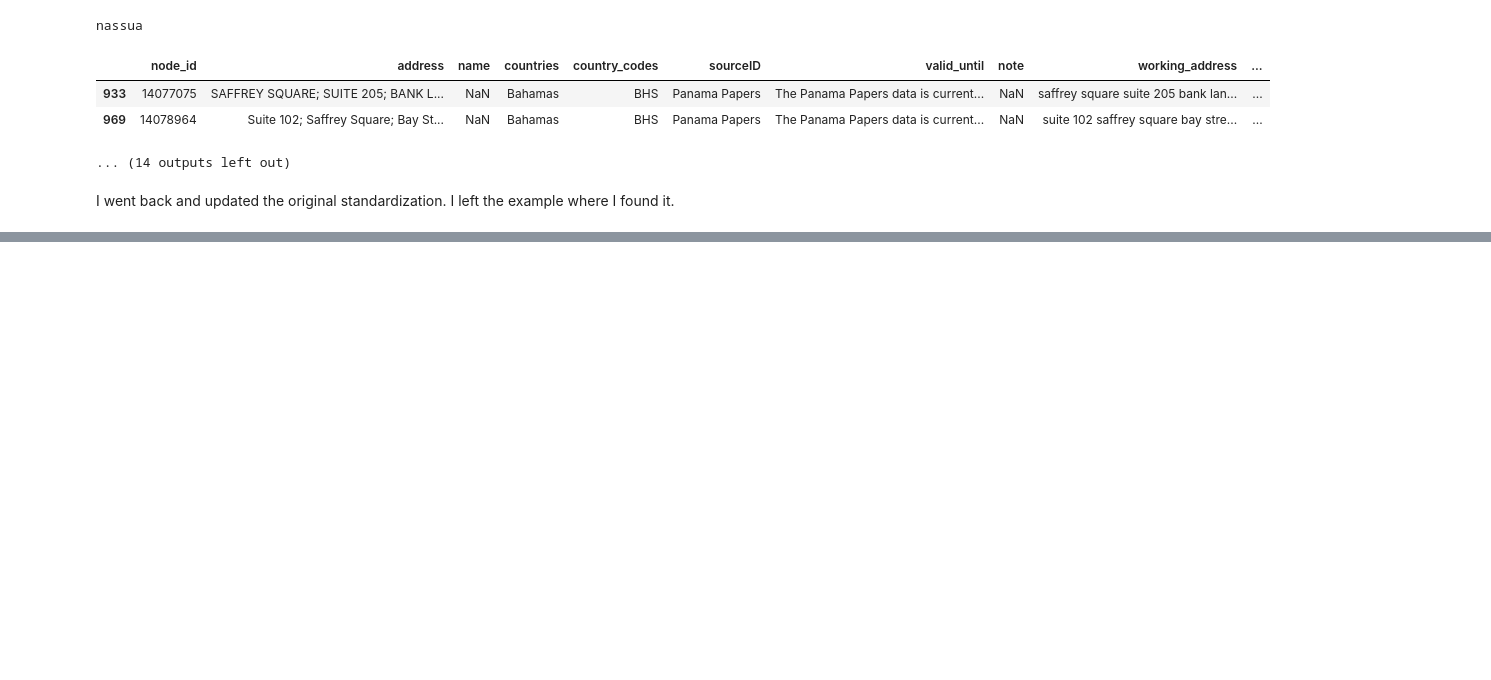
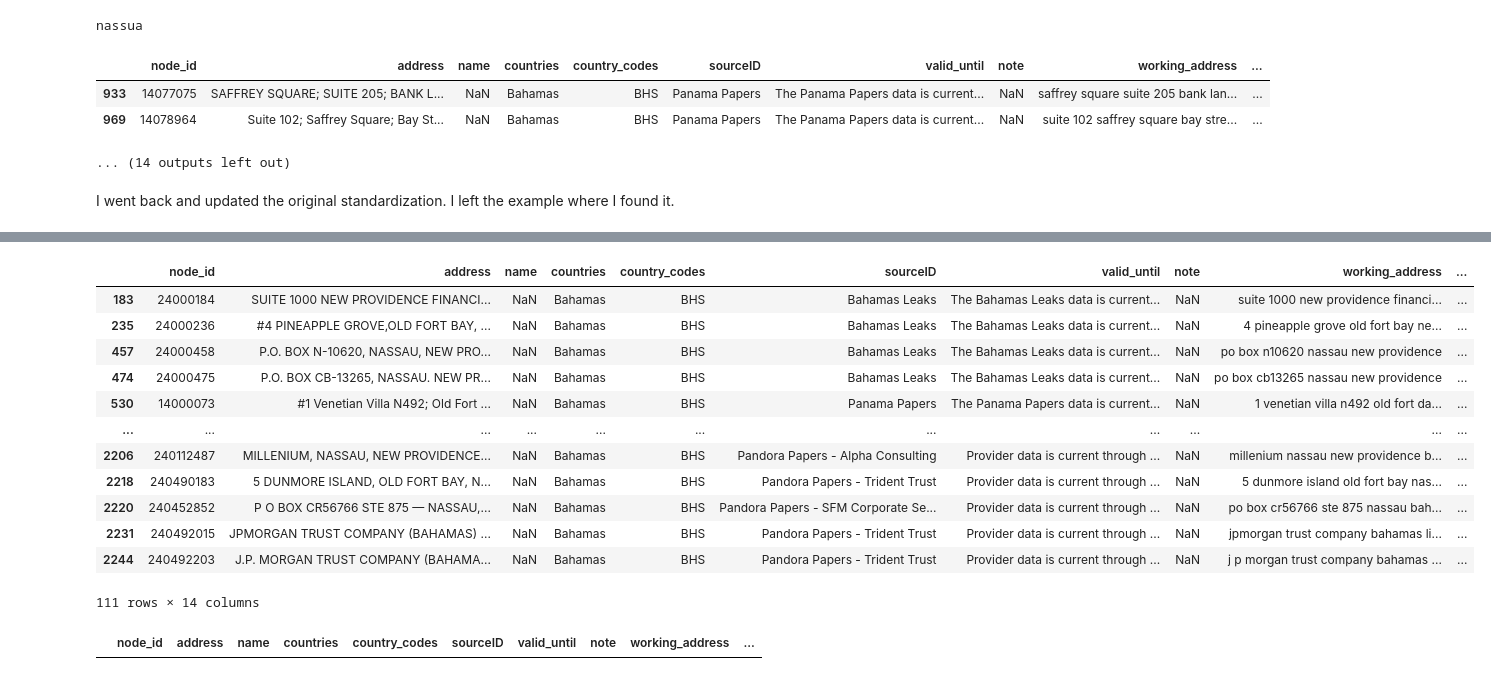
Before and after one commit to julielinx/icij_investigation, a Jupyter notebook: address_parsing/04_icijAddress_parseFuzzy.ipynb, the cells around one changed output, grey strips where cells are left out. Drawn from its saved outputs; the diff is of its cells as text; code cells hidden in the pictures; blank space fills up the shorter version.

```diff
--- a/address_parsing/04_icijAddress_parseFuzzy.ipynb
+++ b/address_parsing/04_icijAddress_parseFuzzy.ipynb
@@ -362,0 +450,18 @@ df['address_wordlist'] = df['address_wordlist'].apply(lambda x: x[:-1] if x[-1]
+# %%
+pattern2 = '(p?o?\s?b?o?x?\s?box\s?\w?\s?\w+\s?\d+)'
+df['po_box'] = df['address_wordlist'].str.extract(pattern2)
+df['address_wordlist'] = df['address_wordlist'].str.replace(pattern2, '', regex=True)
+
+df['address_wordlist'] = df['address_wordlist'].str.replace('(po box)', '', regex=True)
+
+pattern = r'(\bpo\s.+\s?\d+)'
+df.loc[df['address_wordlist'].str.contains(pattern), 'po_box'
+      ] = df.loc[df['address_wordlist'].str.contains(pattern), 'address_wordlist'].str.extract(pattern, expand=False)
+df.loc[df['address_wordlist'].str.contains(pattern), 'address_wordlist'
+      ] = df.loc[df['address_wordlist'].str.contains(pattern), 'address_wordlist'].str.replace(pattern, '', regex=True)
+
+pattern1 = r'(\bpo\s?b\s?\w\s?\d+\b)'
+df.loc[df['address_wordlist'].str.contains(pattern1), 'po_box'
+      ] = df.loc[df['address_wordlist'].str.contains(pattern1), 'address_wordlist'].str.extract(pattern1, expand=False)
+df.loc[df['address_wordlist'].str.contains(pattern1), 'address_wordlist'
+      ] = df.loc[df['address_wordlist'].str.contains(pattern1), 'address_wordlist'].str.replace(pattern1, '', regex=True)
@@ -362,0 +501,10 @@ df['address_wordlist'] = df['address_wordlist'].apply(lambda x: x[:-1] if x[-1]
+# %%
+df.loc[df['address_wordlist'].str.contains(r'(\bfreeport\b)'), ['address_city', 'address_island']] = ['freeport', 'grand bahama']
+df['address_wordlist'] = df['address_wordlist'].str.replace('(freeport)', '', regex=True)
+
+gr_bah_pat = r'\bgr\w*\sbah\w+\b'
+df.loc[df['working_address'].str.contains(gr_bah_pat), 'address_island'] = 'grand bahama'
+df.loc[df['working_address'].str.contains(gr_bah_pat), 'address_wordlist'
+      ] = df.loc[df['working_address'].str.contains(gr_bah_pat), 'address_wordlist'].str.replace(gr_bah_pat, '', regex=True)
+df.loc[df['working_address'].str.contains(gr_bah_pat), 'address_wordlist'
+      ] = df.loc[df['working_address'].str.contains(gr_bah_pat), 'address_wordlist'].str.replace('grand', '', regex=True)
@@ -362,0 +527,20 @@ df['address_wordlist'] = df['address_wordlist'].apply(lambda x: x[:-1] if x[-1]
+# %%
+df[df['working_address'].str.contains(r'\bnew\s?pr\w+\b', regex=True)]
+# %% [output]
+|  | node_id | address | name | countries | country_codes | sourceID | valid_until | note | working_address | ... |
+| 183 | 24000184 | SUITE 1000 NEW PROVIDENCE FINANCI... | NaN | Bahamas | BHS | Bahamas Leaks | The Bahamas Leaks data is current... | NaN | suite 1000 new providence financi... | ... |
+| 235 | 24000236 | #4 PINEAPPLE GROVE,OLD FORT BAY, ... | NaN | Bahamas | BHS | Bahamas Leaks | The Bahamas Leaks data is current... | NaN | 4 pineapple grove old fort bay ne... | ... |
+| 457 | 24000458 | P.O. BOX N-10620, NASSAU, NEW PRO... | NaN | Bahamas | BHS | Bahamas Leaks | The Bahamas Leaks data is current... | NaN | po box n10620 nassau new providence | ... |
+| 474 | 24000475 | P.O. BOX CB-13265, NASSAU. NEW PR... | NaN | Bahamas | BHS | Bahamas Leaks | The Bahamas Leaks data is current... | NaN | po box cb13265 nassau new providence | ... |
+| 530 | 14000073 | #1 Venetian Villa N492; Old Fort ... | NaN | Bahamas | BHS | Panama Papers | The Panama Papers data is current... | NaN | 1 venetian villa n492 old fort da... | ... |
+| ... | ... | ... | ... | ... | ... | ... | ... | ... | ... | ... |
+| 2206 | 240112487 | MILLENIUM, NASSAU, NEW PROVIDENCE... | NaN | Bahamas | BHS | Pandora Papers - Alpha Consulting | Provider data is current through ... | NaN | millenium nassau new providence b... | ... |
+| 2218 | 240490183 | 5 DUNMORE ISLAND, OLD FORT BAY, N... | NaN | Bahamas | BHS | Pandora Papers - Trident Trust | Provider data is current through ... | NaN | 5 dunmore island old fort bay nas... | ... |
+| 2220 | 240452852 | P O BOX CR56766 STE 875 — NASSAU,... | NaN | Bahamas | BHS | Pandora Papers - SFM Corporate Se... | Provider data is current through ... | NaN | po box cr56766 ste 875 nassau bah... | ... |
+| 2231 | 240492015 | JPMORGAN TRUST COMPANY (BAHAMAS) ... | NaN | Bahamas | BHS | Pandora Papers - Trident Trust | Provider data is current through ... | NaN | jpmorgan trust company bahamas li... | ... |
+| 2244 | 240492203 | J.P. MORGAN TRUST COMPANY (BAHAMA... | NaN | Bahamas | BHS | Pandora Papers - Trident Trust | Provider data is current through ... | NaN | j p morgan trust company bahamas ... | ... |
+111 rows × 14 columns
+# %%
+df[df['address'].str.lower().str.contains('grand island', regex=True)]
+# %% [output]
+|  | node_id | address | name | countries | country_codes | sourceID | valid_until | note | working_address | ... |
```
Also changed, not shown: parts of 23 cells of this notebook.
